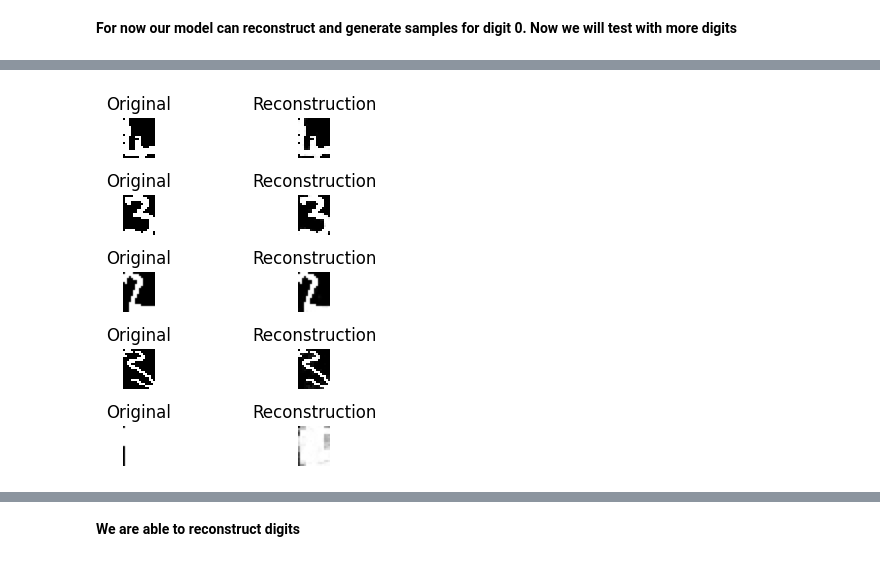
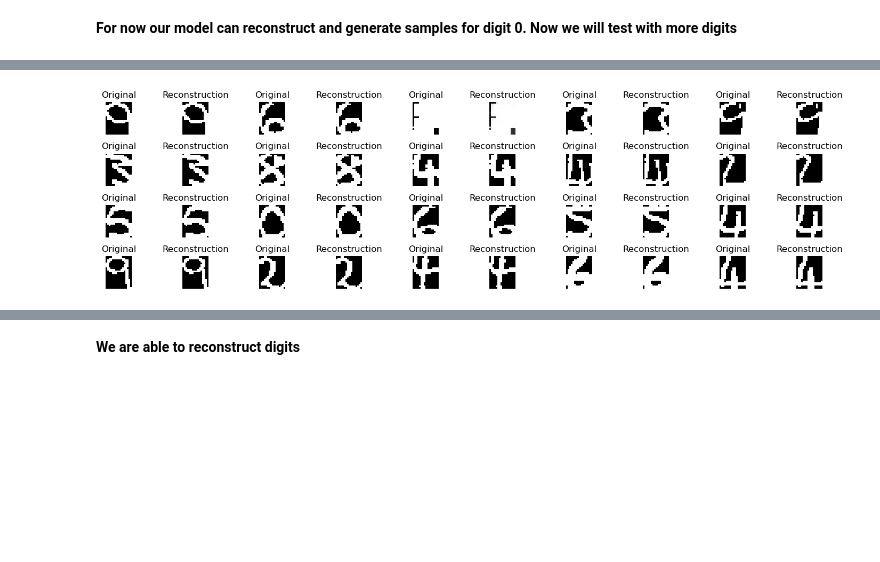
Before and after one commit to sabdoudaoura/Comparison-of-generation-methods, a Jupyter notebook: First_tests.ipynb, the cells around one changed output, grey strips where cells are left out. Saved outputs shown, nothing was run; the diff lists cells and outputs as text; code cells hidden in the pictures; blank space fills up the shorter version.

```diff
--- a/First_tests.ipynb
+++ b/First_tests.ipynb
@@ -42,20 +42,21 @@ rbm.train(data=digits_test,n_steps=5000,alpha=0.1,batch_size=15,k=1)
 # %% [markdown]
 **Now we test if we can reconstruct an image**
 # %%
-nums = 5
+nums = 20
 idxs = np.random.choice(test.shape[0], size=nums, replace=False)
 pics = torch.tensor(test[idxs]).float().to(device)
 b = rbm.forward(pics)
 p = rbm.backward(b)
-plt.figure(figsize=(5, 4))
+# Ajuster la taille de la figure pour mieux s'adapter à une ligne
+plt.figure(figsize=(15,nums//5))  # Ajuster la taille de la figure pour mieux s'adapter aux images
 for i in range(nums):
     # Image originale
-    plt.subplot(nums, 2, 2*i+1)
+    plt.subplot(nums//5, 10, 2*i+1)  # num_rows lignes, 2*nums colonnes, position actuelle
     plt.imshow(pics[i].detach().cpu().numpy().reshape(20,16), cmap='gray')
     plt.title("Original")
     plt.axis('off')
     # Image reconstruite
-    plt.subplot(nums, 2, 2*i+2)
+    plt.subplot(nums//5, 10, 2*i+2)  # num_rows lignes, 2*nums colonnes, position actuelle + 1
     plt.imshow(p[i].detach().cpu().numpy().reshape(20,16), cmap='gray')
     plt.title("Reconstruction")
     plt.axis('off')
@@ -71,7 +74,7 @@ print("Reconstruction error :", Reconstruction_error)
 # %% [markdown]
 **Perfect we were able to reconstruct an image. Now we will test the generation performance**
 # %%
-gen = rbm.generate(20,1) # we generate 20 images and perform 100 gibbs sampling
+gen = rbm.generate(20,100) # we generate 20 images and perform 100 gibbs sampling
 plt.figure(figsize=(10,2))
 for i in range(20):
     plt.subplot(2,10,i+1)
@@ -86,5 +89,5 @@ for i in range(20):
 # %%
-arrays_list = [ lire_alpha(mat['dat'],i) for i in range(5)]
+arrays_list = [ lire_alpha(mat['dat'],i) for i in range(10)]
 test = np.concatenate(arrays_list, axis=0)
 np.random.shuffle(test)
 print(test.shape)
@@ -93,31 +96,32 @@ print(test.shape)
 # %%
 input_size = test.shape[1]
-hidden_size = 100
+hidden_size = 300
 rbm = RBM(input_size,hidden_size,device)
 digits_test = torch.tensor(test).float().to(device) # convert to tensor
 rbm.train(data=digits_test,n_steps=5000,alpha=0.1,batch_size=64,k=1)
 # %%
-nums = 5
+nums = 20
 idxs = np.random.choice(test.shape[0], size=nums, replace=False)
 pics = torch.tensor(test[idxs]).float().to(device)
-b = rbm.forward(pics)  # Assurez-vous que les images sont aplaties si nécessaire
+b = rbm.forward(pics)
 p = rbm.backward(b)
-plt.figure(figsize=(5, 4))
+# Ajuster la taille de la figure pour mieux s'adapter à une ligne
+plt.figure(figsize=(15,nums//5))  # Ajuster la taille de la figure pour mieux s'adapter aux images
 for i in range(nums):
     # Image originale
-    plt.subplot(nums, 2, 2*i+1)
+    plt.subplot(nums//5, 10, 2*i+1)  # num_rows lignes, 2*nums colonnes, position actuelle
     plt.imshow(pics[i].detach().cpu().numpy().reshape(20,16), cmap='gray')
     plt.title("Original")
     plt.axis('off')
     # Image reconstruite
-    plt.subplot(nums, 2, 2*i+2)
+    plt.subplot(nums//5, 10, 2*i+2)  # num_rows lignes, 2*nums colonnes, position actuelle + 1
     plt.imshow(p[i].detach().cpu().numpy().reshape(20,16), cmap='gray')
     plt.title("Reconstruction")
     plt.axis('off')
 plt.tight_layout()
 plt.show()
 # %% [output]
-[figure, old version]
+[figure, new version]
 # %%
 latent = rbm.forward(digits_test)
 reconstructed = rbm.backward(latent)
```
Also changed, not shown: parts of 12 cells of this notebook.
